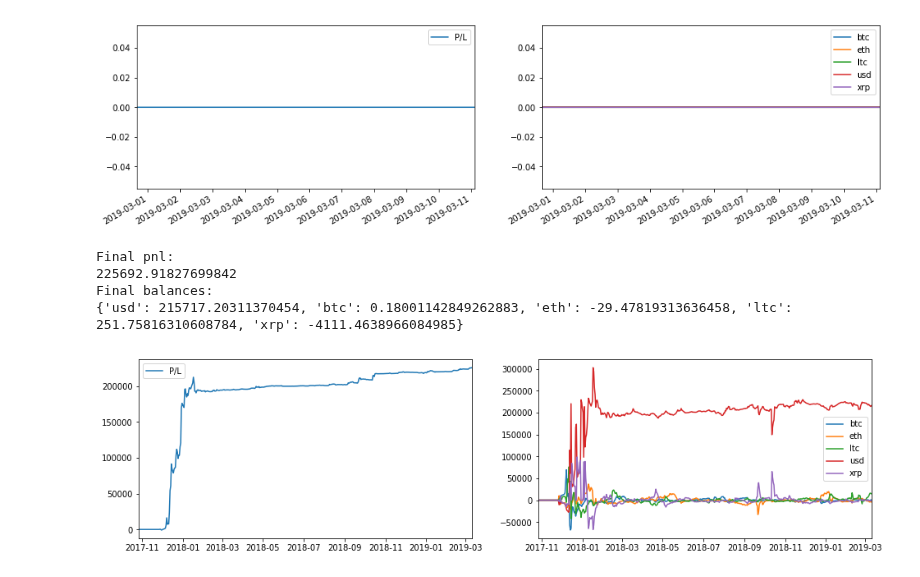
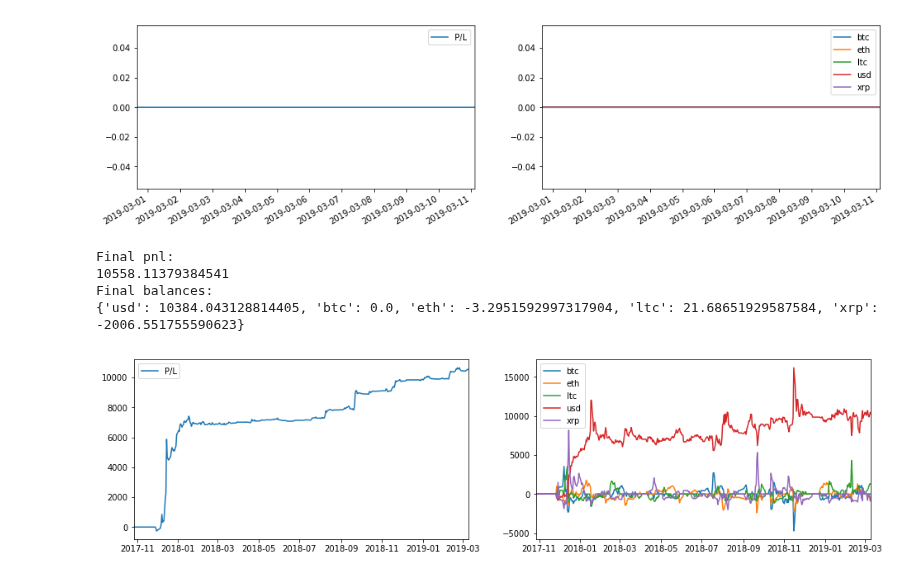
Before and after one commit to cambrian/quant, a Jupyter notebook: research/analysis.ipynb, the cells around one changed output. Saved outputs shown, nothing was run; the diff lists cells and outputs as text; code cells hidden in the pictures.

Commit message:
calculate edges in stddevs, not % from mean

```diff
--- a/research/analysis.ipynb
+++ b/research/analysis.ipynb
@@ -122,8 +122,10 @@ from strategy import MovingAverage
 from numpy_ringbuffer import RingBuffer
 
 class S(Strategy):
-    def __init__(self, correlation_window_size, movement_half_life, size, min_edge = 0, max_edge = 1, correlation_subsampling = 1):
-        '''size is usd per pct edge'''
+    def __init__(self, correlation_window_size, movement_half_life, size, min_edge = 0, max_edge = 1e100, correlation_subsampling = 1):
+        '''edges are expressed in std deviations of the currency price
+        size is $ per std dev. of edge
+        '''
         self.moving_prices_history = None
         self.correlation_window_size = correlation_window_size
         self.min_edge = min_edge
@@ -138,7 +140,7 @@ class S(Strategy):
             return 0
         if abs(edge) >= self.max_edge:
             return 0
-        return edge * 100 * self.size
+        return edge * self.size
 
     def step(self, balances, prices):
         if self.moving_prices_history is None:
@@ -155,36 +157,36 @@ class S(Strategy):
         df = df.groupby(np.arange(len(df))//self.correlation_subsampling).mean()
 
         # Calaculates fair movements by averaging correlated movements between all pairs, weighted by r^2
         # Concretely:
         # fair_btc_movement =
         #   (btc_movment
         #    + eth_movement * r_eth^3 * stddev_btc/stddev_eth
         #    + ltc_movement * r_ltc^3 * stddev_btc/stddev_ltc
         #    + xrp_movement * r_xrp^3 * stddev_btc/stddev_xrp)
         #   / (1 + r_eth^2 + r_ltc^2 + r_xrp^2)
 
         # compute fairs, edges
         stddevs = df.std()
         corr = df.corr()
         deltas = prices - df.mean()
         predicted_deltas = (deltas * corr).mul(stddevs, axis=0).div(stddevs, axis=1)
         confidences = corr ** 2
         fair_deltas = (predicted_deltas * confidences).sum(axis=1) / confidences.sum(axis=1)
-        edges = (deltas - fair_deltas) / df.mean()
+        edges = (deltas - fair_deltas) / stddevs
 
         # turn fairs into orders
         orders = {}
         for (pair, edge) in edges.items():
             currency = pair.partition('_')[0]
             orders[pair] = self.desired_balance_value(edges[pair]) / prices[pair] - balances[currency]
 
         return orders
 
-plot_results(evaluate(S(correlation_window_size = 32, movement_half_life = 3, size = 1000), data))
+plot_results(evaluate(S(correlation_window_size = 32, movement_half_life = 3, size = 1000, min_edge = 0.25), data))
 # %% [output]
 Final pnl:
-225692.91827699842
+10558.11379384541
 Final balances:
-{'usd': 215717.20311370454, 'btc': 0.18001142849262883, 'eth': -29.47819313636458, 'ltc': 251.75816310608784, 'xrp': -4111.4638966084985}
+{'usd': 10384.043128814405, 'btc': 0.0, 'eth': -3.2951592997317904, 'ltc': 21.68651929587584, 'xrp': -2006.551755590623}
-[figure, old version]
+[figure, new version]
 # %%
```
Also changed, not shown: parts of 1 cell of this notebook.
